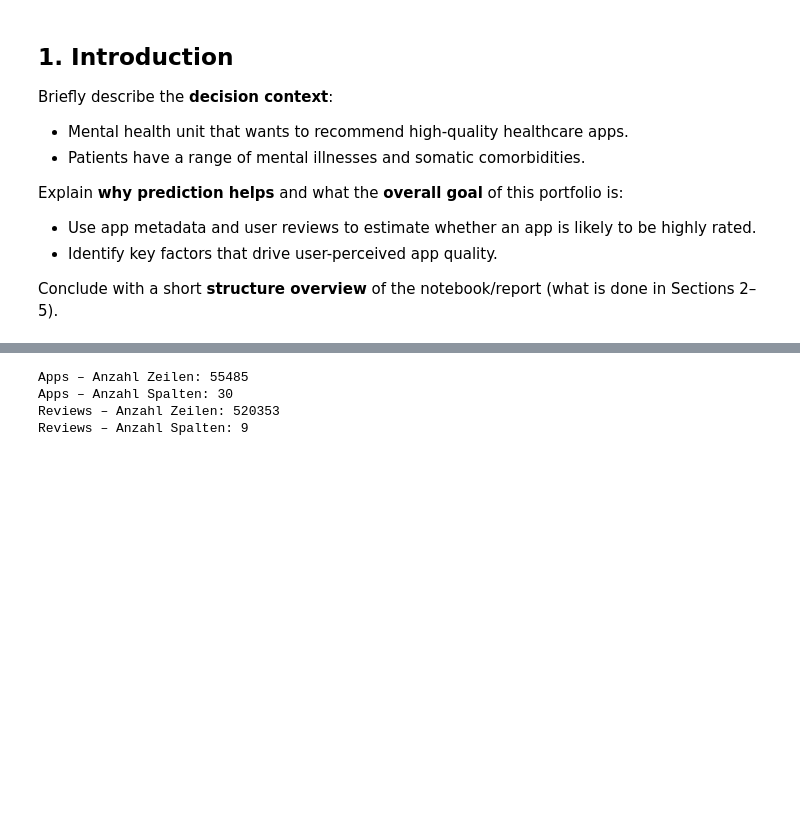
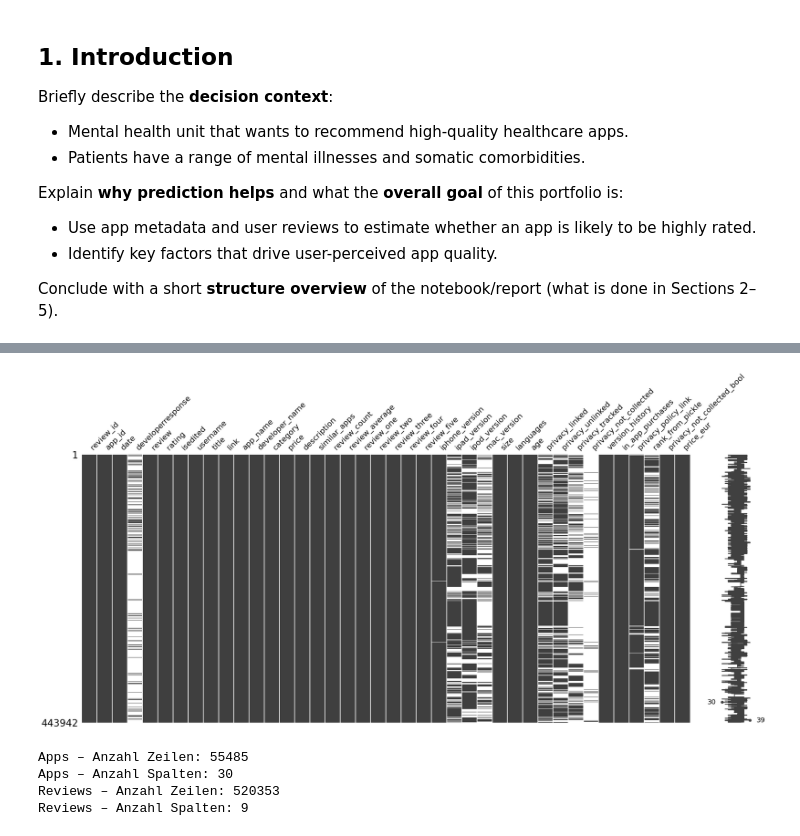
Before and after one commit to Miles-Zhu/AA-Group1, a Jupyter notebook: Applied_Analytics_Portfolio_Template.ipynb, the cells around one changed output, grey strips where cells are left out. Drawn from its saved outputs; the diff is of its cells as text; code cells hidden in the pictures; blank space fills up the shorter version.

```diff
--- a/Applied_Analytics_Portfolio_Template.ipynb
+++ b/Applied_Analytics_Portfolio_Template.ipynb
@@ -58,3 +128,12 @@ df.head()
+# %%
+# visualize missing data
+import missingno as msno
+import matplotlib.pyplot as plt
+
+msno.matrix(df)
+plt.show()
+# %% [output]
+[figure, added]
 # %%
 print("Apps – Anzahl Zeilen:", apps.shape[0])
 print("Apps – Anzahl Spalten:", apps.shape[1])
```
Also changed, not shown: parts of 7 cells of this notebook, 1 other file.
